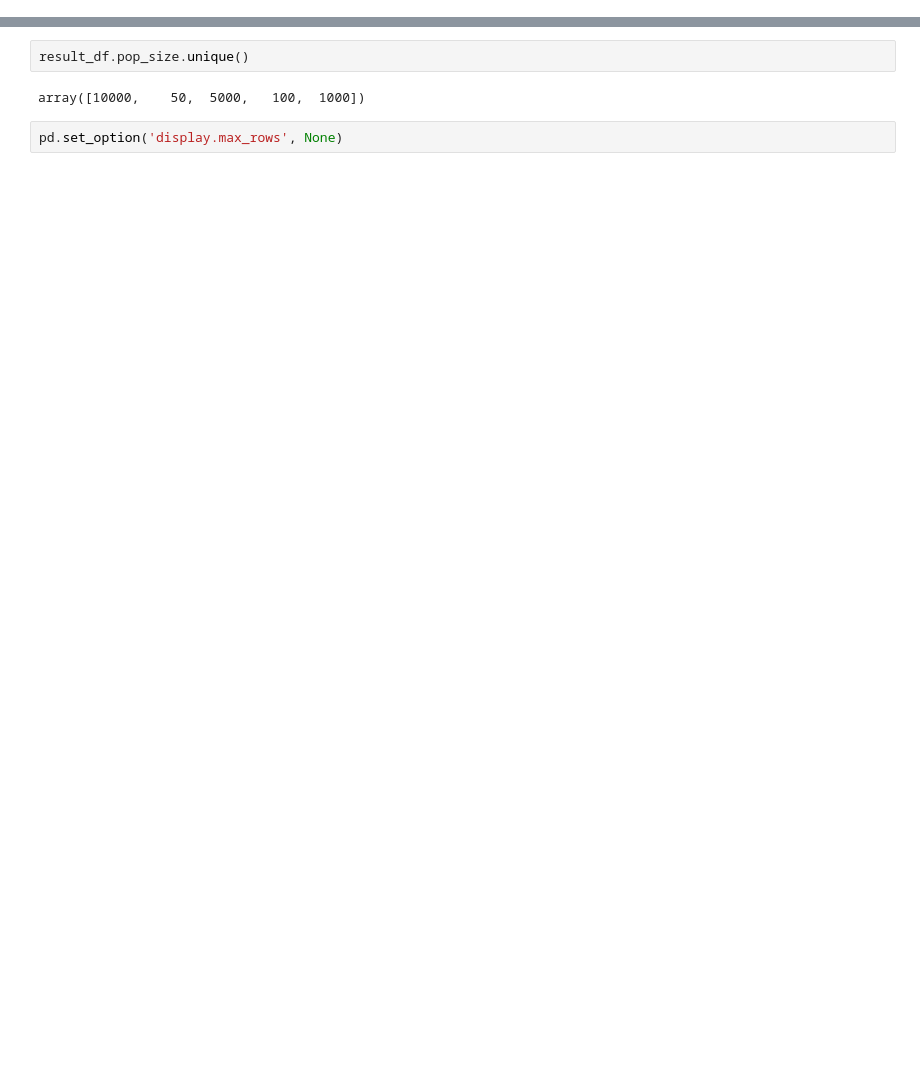
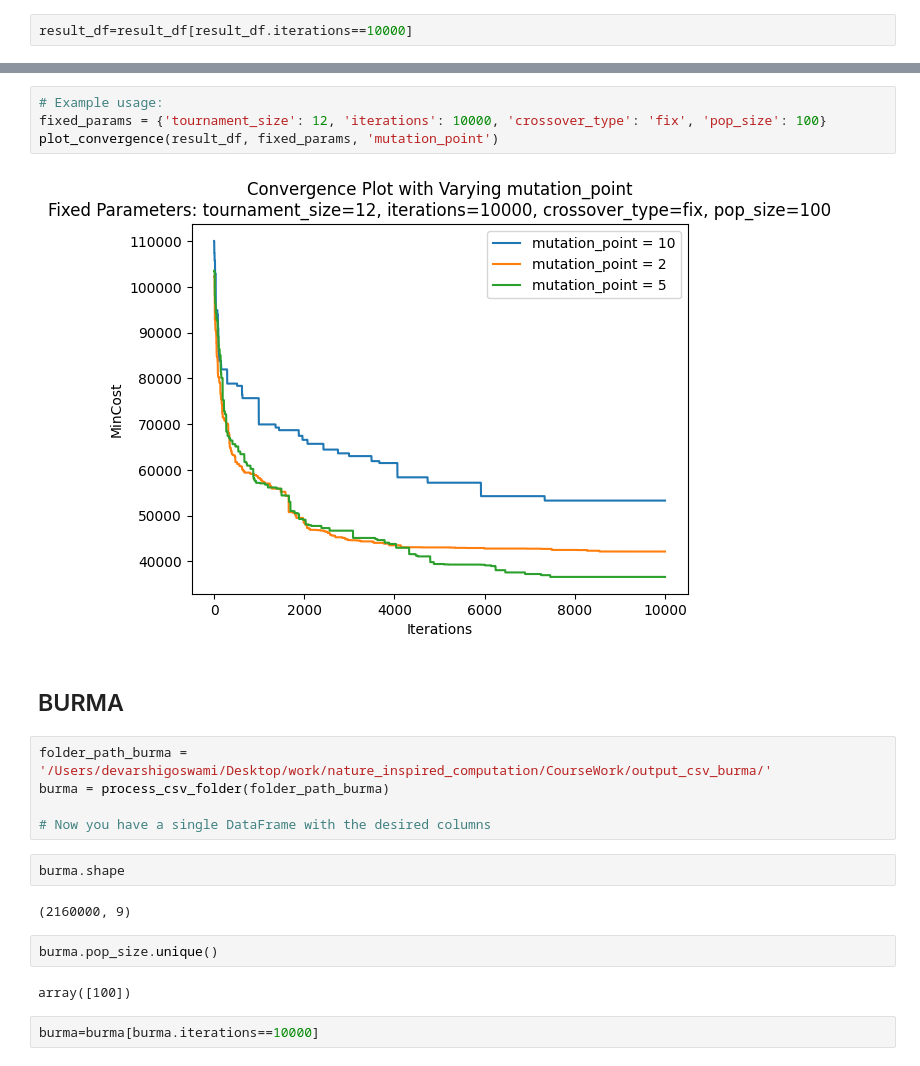
Before and after one commit to dgoswamiOmni/GeneticAlgorithm, a Jupyter notebook: NIC_results.ipynb, the cells around one changed output, grey strips where cells are left out. Saved outputs shown, nothing was run; the diff lists cells and outputs as text; blank space fills up the shorter version.

```diff
--- a/NIC_results.ipynb
+++ b/NIC_results.ipynb
@@ -59,0 +61,2 @@ array([1000,   10,   20,    2,  100])
+# %%
+result_df=result_df[result_df.iterations==10000]
@@ -60,7 +130,24 @@ array([1000,   10,   20,    2,  100])
+# %%
+# Example usage:
+fixed_params = {'tournament_size': 12, 'iterations': 10000, 'crossover_type': 'fix', 'pop_size': 100}
+plot_convergence(result_df, fixed_params, 'mutation_point')
+# %% [output]
+[figure, added]
+# %% [markdown]
+## BURMA
+# %%
+folder_path_burma = '/Users/devarshigoswami/Desktop/work/nature_inspired_computation/CourseWork/output_csv_burma/'
+burma = process_csv_folder(folder_path_burma)
+
+# Now you have a single DataFrame with the desired columns
+# %%
+burma.shape
+# %% [output]
+(2160000, 9)
 # %%
-result_df.pop_size.unique()
+burma.pop_size.unique()
 # %% [output]
-array([10000,    50,  5000,   100,  1000])
+array([100])
-# %%
-pd.set_option('display.max_rows', None)
+# %%
+burma=burma[burma.iterations==10000]
 # %%
```
Also changed, not shown: parts of 30 cells of this notebook, 30 other files.
